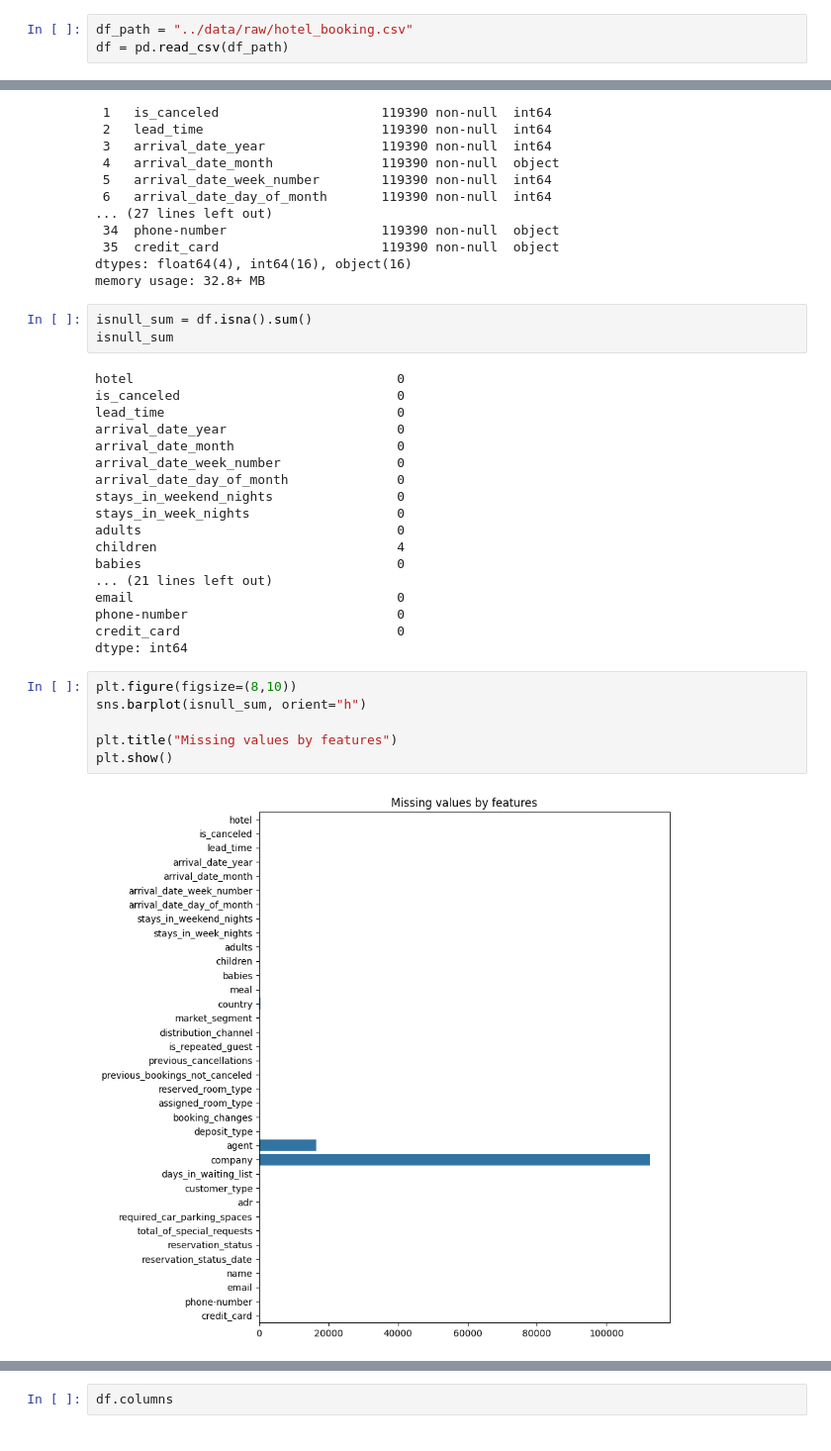
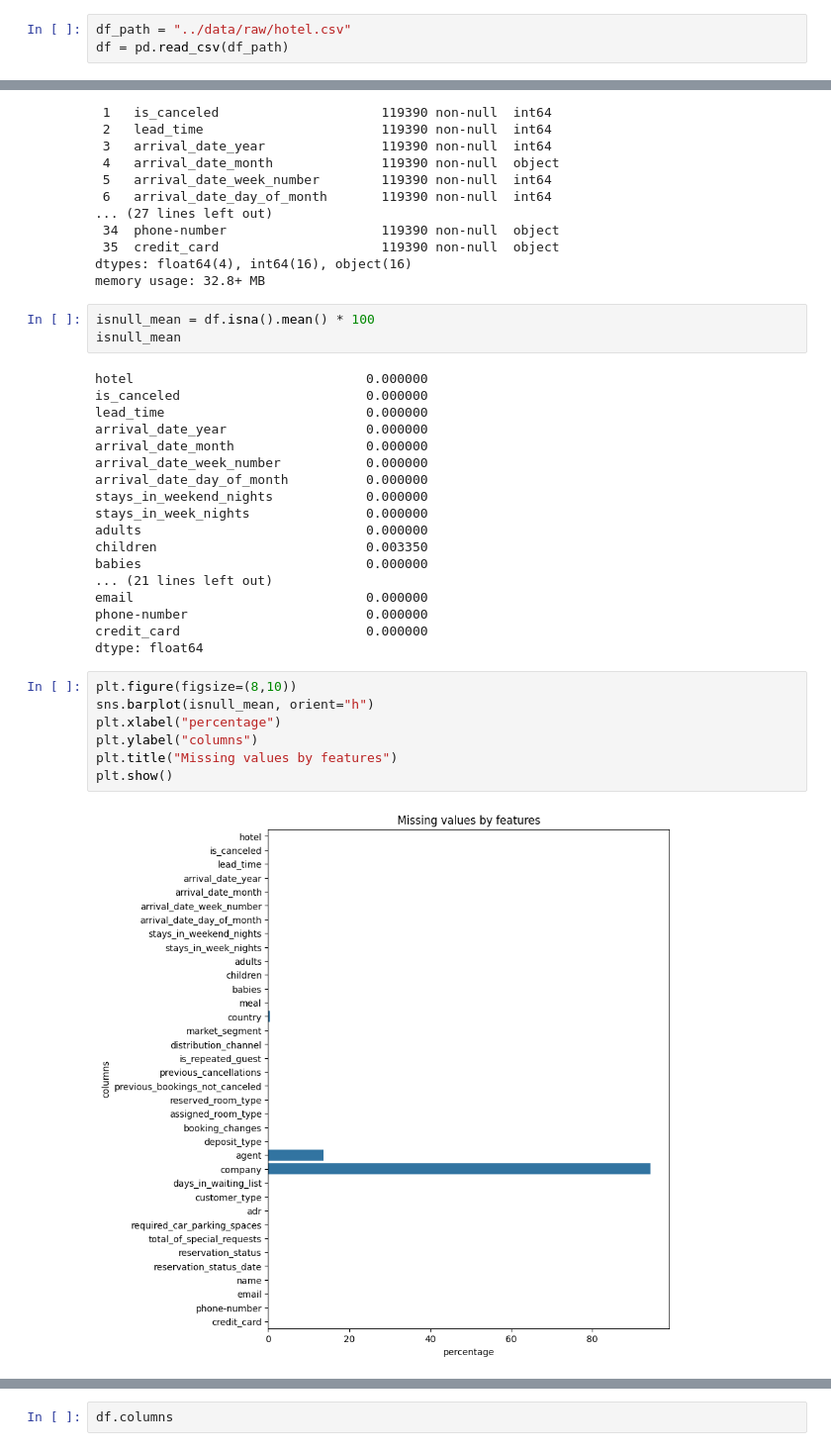
Before and after one commit to adnaen/hotel-cancellation-prediction, a Jupyter notebook: notebooks/01-data_exploration.ipynb, the cells around one changed output, grey strips where cells are left out. Shown at 99% size. Saved outputs shown, nothing was run; the diff lists cells and outputs as text.

Commit message:
add data cleaning stage

```diff
--- a/notebooks/01-data_exploration.ipynb
+++ b/notebooks/01-data_exploration.ipynb
@@ -6,7 +7,7 @@ import seaborn as sns
 from warnings import filterwarnings
 filterwarnings("ignore")
 # %%
-df_path = "../data/raw/hotel_booking.csv"
+df_path = "../data/raw/hotel.csv"
 df = pd.read_csv(df_path)
 # %% [markdown]
 **About Dataset**
@@ -42,31 +43,32 @@ Data columns (total 36 columns):
 dtypes: float64(4), int64(16), object(16)
 memory usage: 32.8+ MB
 # %%
-isnull_sum = df.isna().sum()
-isnull_sum
+isnull_mean = df.isna().mean() * 100
+isnull_mean
 # %% [output]
-hotel                                  0
-is_canceled                            0
-lead_time                              0
-arrival_date_year                      0
-arrival_date_month                     0
-arrival_date_week_number               0
-arrival_date_day_of_month              0
-stays_in_weekend_nights                0
-stays_in_week_nights                   0
-adults                                 0
-children                               4
-babies                                 0
+hotel                              0.000000
+is_canceled                        0.000000
+lead_time                          0.000000
+arrival_date_year                  0.000000
+arrival_date_month                 0.000000
+arrival_date_week_number           0.000000
+arrival_date_day_of_month          0.000000
+stays_in_weekend_nights            0.000000
+stays_in_week_nights               0.000000
+adults                             0.000000
+children                           0.003350
+babies                             0.000000
 ... (21 lines left out)
-email                                  0
-phone-number                           0
-credit_card                            0
-dtype: int64
+email                              0.000000
+phone-number                       0.000000
+credit_card                        0.000000
+dtype: float64
 # %%
 plt.figure(figsize=(8,10))
-sns.barplot(isnull_sum, orient="h")
-
+sns.barplot(isnull_mean, orient="h")
+plt.xlabel("percentage")
+plt.ylabel("columns")
 plt.title("Missing values by features")
 plt.show()
 # %% [output]
-[figure, old version]
+[figure, new version]
```
Also changed, not shown: parts of 17 cells of this notebook, 17 other files.
